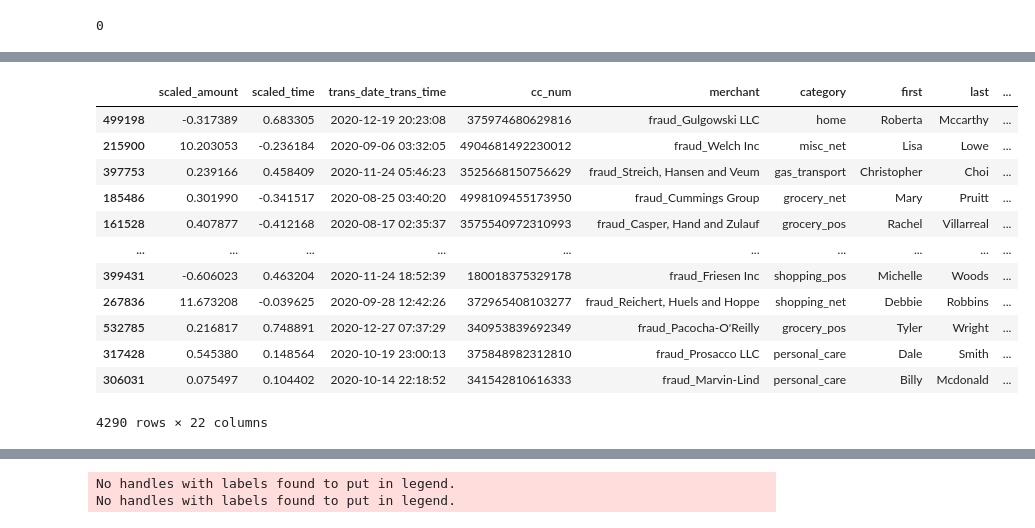
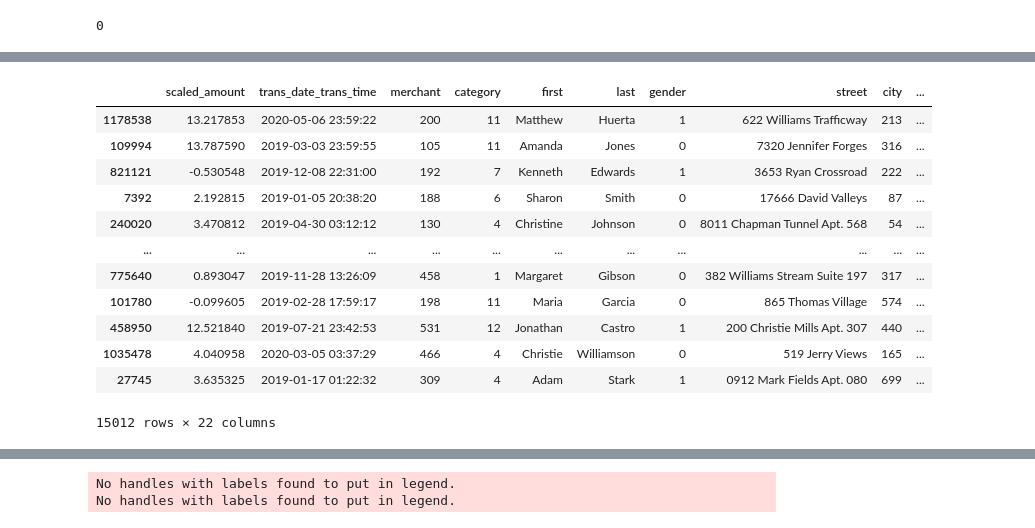
Before and after one commit to sashaaKr/master-of-science, a Jupyter notebook: semester_2/Advanced_Topics_in_Machine_Learning/assignment_2/Advanced Machine Learning - HW #2.ipynb, the cells around one changed output, grey strips where cells are left out. Cells and saved outputs as stored; diff of their text form; code cells hidden in the pictures.

```diff
--- a/semester_2/Advanced_Topics_in_Machine_Learning/assignment_2/Advanced Machine Learning - HW #2.ipynb
+++ b/semester_2/Advanced_Topics_in_Machine_Learning/assignment_2/Advanced Machine Learning - HW #2.ipynb
@@ -350,11 +359,43 @@ def unite_state_city(df):
 
     _df['city'] = state_city_list
     return _df
+# %%
+def convert_and_scale(_df):
+    df = _df.copy()
+
+    rob_scaler = RobustScaler()
+
+    df['scaled_amount'] = rob_scaler.fit_transform(df['amt'].values.reshape(-1,1))
+
+    scaled_amount = df['scaled_amount']
+
+    df.drop(['scaled_amount', 'amt'], axis=1, inplace=True)
+    df.insert(0, 'scaled_amount', scaled_amount)
+
+
+    converted_df = convert_cc_to_cc_type_and_drop(df)
+    print("convert_cc_to_cc_type_and_drop finished")
+    converted_df = convert_dob_to_age_and_drop(converted_df)
+    print("convert_dob_to_age_and_drop finished")
+    converted_df = unite_state_city(converted_df)
+    print("unite_state_city finished")
+    converted_df = convert_unix_to_hour(converted_df)
+    print("convert_unix_to_hour finished")
+
+    converted_df['category'] = converted_df['category'].astype('category').cat.codes
+    converted_df['city'] = converted_df['city'].astype('category').cat.codes
+    converted_df['cc_type'] = converted_df['cc_type'].astype('category').cat.codes
+    converted_df['gender'] = converted_df['gender'].astype('category').cat.codes
+    converted_df['merchant'] = converted_df['merchant'].astype('category').cat.codes
+    converted_df['state']=converted_df['state'].astype('category').cat.codes
+    converted_df['job']=converted_df['job'].astype('category').cat.codes
+
+    return converted_df
 # %% [markdown]
 ## Task 1 Identify Features
 Assemble a dataset consisting of features and target (for example in a dataframe or in two arrays X and y). What features are relevant for the prediction task? What features should be excluded because they leak the target information? Show visualizations or statistics to support your selection
 # %%
-data = drop_columns(read_data("fraudTest.csv"), ["Unnamed: 0"])
+data = drop_columns(read_data("fraudTrain.csv"), ["Unnamed: 0"])
 df = data
 # data = convert_cc_to_cc_type_and_drop(data)
 # data = convert_dob_to_age_and_drop(data)
@@ -378,3 +423,5 @@ data.describe()
 data.isnull().sum().max()
 # %% [output]
 0
+# %%
+data = convert_and_scale(data)
@@ -448,32 +485,32 @@ df.head()
 # %%
 ### create balanced data set ###
 
-df = df.sample(frac=1)
+df = data.sample(frac=1) #shuffled data (entire set)
 
 fraud_df = df.loc[df['is_fraud'] == 1]
 non_fraud_df = df.loc[df['is_fraud'] == 0][:AMOUNT_OF_FRAUD]
 
 normal_distributed_df = pd.concat([fraud_df, non_fraud_df])
 
 # Shuffle dataframe rows
 new_df = normal_distributed_df.sample(frac=1, random_state=42)
 
 #new_df.head()
 new_df
 # %% [output]
-|  | scaled_amount | scaled_time | trans_date_trans_time | cc_num | merchant | category | first | last | ... |
-| 499198 | -0.317389 | 0.683305 | 2020-12-19 20:23:08 | 375974680629816 | fraud_Gulgowski LLC | home | Roberta | Mccarthy | ... |
-| 215900 | 10.203053 | -0.236184 | 2020-09-06 03:32:05 | 4904681492230012 | fraud_Welch Inc | misc_net | Lisa | Lowe | ... |
-| 397753 | 0.239166 | 0.458409 | 2020-11-24 05:46:23 | 3525668150756629 | fraud_Streich, Hansen and Veum | gas_transport | Christopher | Choi | ... |
-| 185486 | 0.301990 | -0.341517 | 2020-08-25 03:40:20 | 4998109455173950 | fraud_Cummings Group | grocery_net | Mary | Pruitt | ... |
-| 161528 | 0.407877 | -0.412168 | 2020-08-17 02:35:37 | 3575540972310993 | fraud_Casper, Hand and Zulauf | grocery_pos | Rachel | Villarreal | ... |
-| ... | ... | ... | ... | ... | ... | ... | ... | ... | ... |
-| 399431 | -0.606023 | 0.463204 | 2020-11-24 18:52:39 | 180018375329178 | fraud_Friesen Inc | shopping_pos | Michelle | Woods | ... |
-| 267836 | 11.673208 | -0.039625 | 2020-09-28 12:42:26 | 372965408103277 | fraud_Reichert, Huels and Hoppe | shopping_net | Debbie | Robbins | ... |
-| 532785 | 0.216817 | 0.748891 | 2020-12-27 07:37:29 | 340953839692349 | fraud_Pacocha-O'Reilly | grocery_pos | Tyler | Wright | ... |
-| 317428 | 0.545380 | 0.148564 | 2020-10-19 23:00:13 | 375848982312810 | fraud_Prosacco LLC | personal_care | Dale | Smith | ... |
-| 306031 | 0.075497 | 0.104402 | 2020-10-14 22:18:52 | 341542810616333 | fraud_Marvin-Lind | personal_care | Billy | Mcdonald | ... |
+|  | scaled_amount | trans_date_trans_time | merchant | category | first | last | gender | street | city | ... |
+| 1178538 | 13.217853 | 2020-05-06 23:59:22 | 200 | 11 | Matthew | Huerta | 1 | 622 Williams Trafficway | 213 | ... |
+| 109994 | 13.787590 | 2019-03-03 23:59:55 | 105 | 11 | Amanda | Jones | 0 | 7320 Jennifer Forges | 316 | ... |
+| 821121 | -0.530548 | 2019-12-08 22:31:00 | 192 | 7 | Kenneth | Edwards | 1 | 3653 Ryan Crossroad | 222 | ... |
+| 7392 | 2.192815 | 2019-01-05 20:38:20 | 188 | 6 | Sharon | Smith | 0 | 17666 David Valleys | 87 | ... |
+| 240020 | 3.470812 | 2019-04-30 03:12:12 | 130 | 4 | Christine | Johnson | 0 | 8011 Chapman Tunnel Apt. 568 | 54 | ... |
+| ... | ... | ... | ... | ... | ... | ... | ... | ... | ... | ... |
+| 775640 | 0.893047 | 2019-11-28 13:26:09 | 458 | 1 | Margaret | Gibson | 0 | 382 Williams Stream Suite 197 | 317 | ... |
+| 101780 | -0.099605 | 2019-02-28 17:59:17 | 198 | 11 | Maria | Garcia | 0 | 865 Thomas Village | 574 | ... |
+| 458950 | 12.521840 | 2019-07-21 23:42:53 | 531 | 12 | Jonathan | Castro | 1 | 200 Christie Mills Apt. 307 | 440 | ... |
+| 1035478 | 4.040958 | 2020-03-05 03:37:29 | 466 | 4 | Christie | Williamson | 0 | 519 Jerry Views | 165 | ... |
+| 27745 | 3.635325 | 2019-01-17 01:22:32 | 309 | 4 | Adam | Stark | 1 | 0912 Mark Fields Apt. 080 | 699 | ... |
-4290 rows × 22 columns
+15012 rows × 22 columns
 # %%
 print('Distribution of the fraud in the subsample dataset')
 print(new_df['is_fraud'].value_counts()/len(new_df))
```
Also changed, not shown: parts of 35 cells of this notebook.
